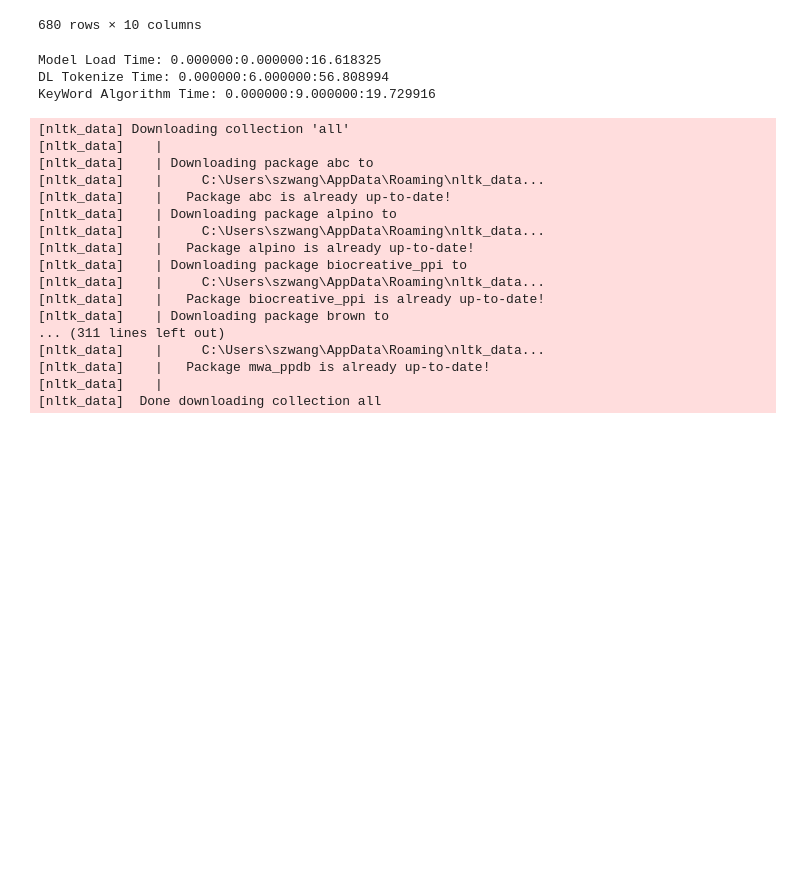
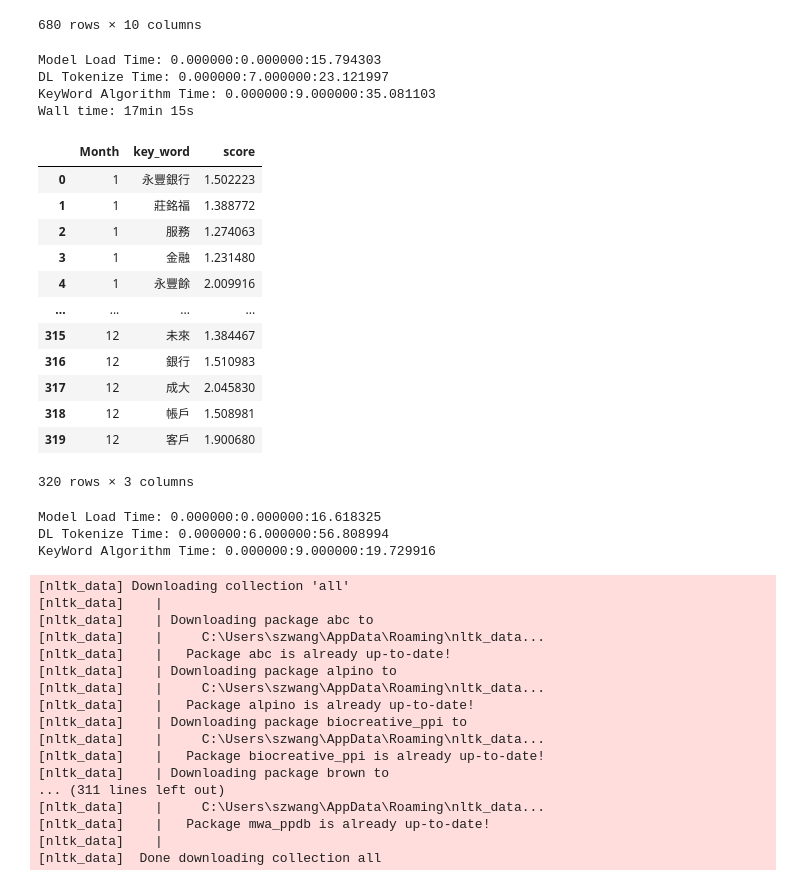
Before and after one commit to tychen5/BERT_chinese_LM_processing, a Jupyter notebook: src/Test.ipynb, the cells around one changed output. Saved outputs shown, nothing was run; the diff lists cells and outputs as text; code cells hidden in the pictures; blank space fills up the shorter version.

Commit message:
TokSentLeo package v2.0 for month keyword & score output

```diff
--- a/src/Test.ipynb
+++ b/src/Test.ipynb
@@ -157,3 +157,29 @@ tok_news_pd
 | 678 | 2019/12/27 | 權證星光大道－永豐金證券穩懋、精測法說會行情登場 | 工商時報【永豐金證券提供，方歆婷整理】國際股市於台股封關期間表現不... | 權證 星光 大道 － 永豐金證券 穩懋 、 精測 法說會 行情 登... | 權證、永豐金證券、穩懋、精測、法說會、表現、手機 | 權證星光大道－永豐金證券穩懋、精測法說會行情登場：工商時報永豐金證... | 0.054389 | -0.859903 | ... |
 | 679 | 2019/12/27 | 權證星光大道－永豐鍵證券穩懋喜迎旺季法人按讚 | 工商時報【方歆婷╱台北報導】穩懋（3105）6月營收優於預期，第二... | 權證 星光 大道 － 永豐鍵 證券 穩懋 喜迎 旺季 法人 按讚 ... | 穩懋、法人、營收、商轉、動能、年增 | 權證星光大道－永豐鍵證券穩懋喜迎旺季法人按讚：工商時報方歆婷台北報... | -0.005645 | -0.661556 | ... |
 680 rows × 10 columns
+# %%
+%%time
+import pickle
+
+# for version 2 that changed
+#usage #3
+tok_news_pd,month_key_pd = tokenizerLeo.tokenize(df)
+month_key_pd
+# %% [output]
+Model Load Time: 0.000000:0.000000:15.794303
+DL Tokenize Time: 0.000000:7.000000:23.121997
+KeyWord Algorithm Time: 0.000000:9.000000:35.081103
+Wall time: 17min 15s
+|  | Month | key_word | score |
+| 0 | 1 | 永豐銀行 | 1.502223 |
+| 1 | 1 | 莊銘福 | 1.388772 |
+| 2 | 1 | 服務 | 1.274063 |
+| 3 | 1 | 金融 | 1.231480 |
+| 4 | 1 | 永豐餘 | 2.009916 |
+| ... | ... | ... | ... |
+| 315 | 12 | 未來 | 1.384467 |
+| 316 | 12 | 銀行 | 1.510983 |
+| 317 | 12 | 成大 | 2.045830 |
+| 318 | 12 | 帳戶 | 1.508981 |
+| 319 | 12 | 客戶 | 1.900680 |
+320 rows × 3 columns
```
Also changed, not shown: parts of 2 cells of this notebook, 2 other files.
